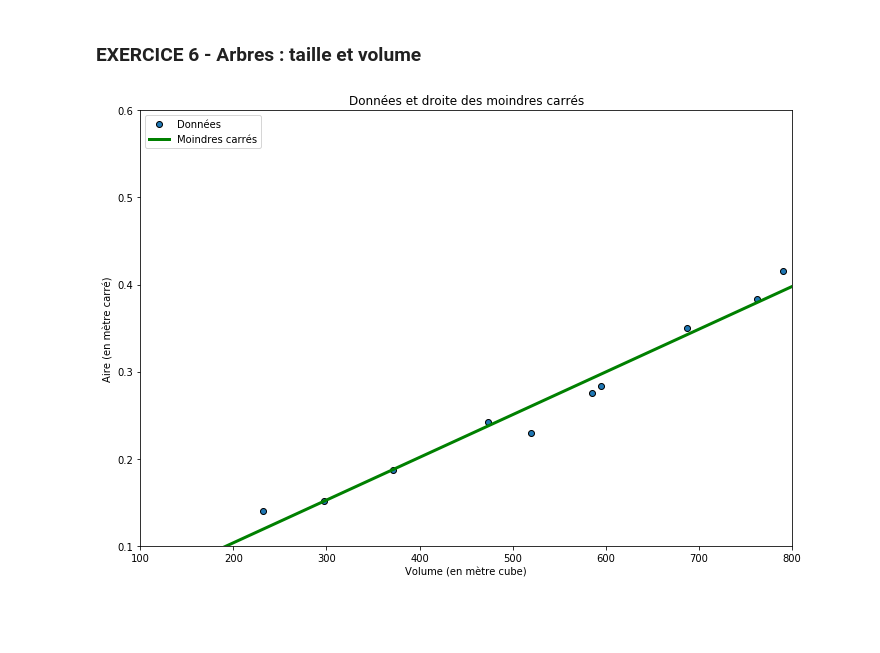
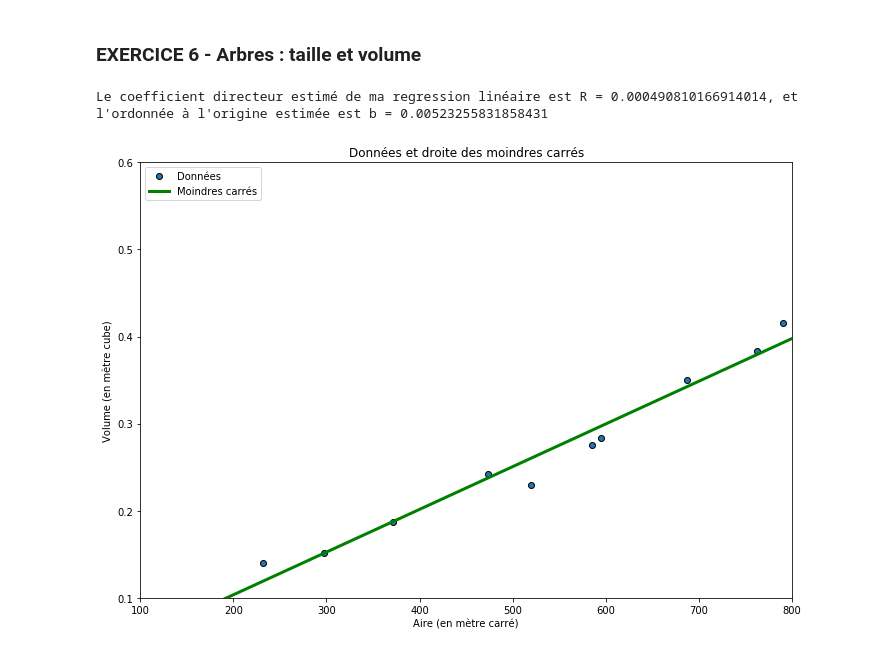
Before and after one commit to BastienTHOU/TP3-MoindresCarres, a Jupyter notebook: tp_note3_hlma408_gr_nbgr_bastien_thouroude.ipynb, the cells around one changed output. Drawn from its saved outputs; the diff is of its cells as text; code cells hidden in the pictures; blank space fills up the shorter version.

```diff
--- a/tp_note3_hlma408_gr_nbgr_bastien_thouroude.ipynb
+++ b/tp_note3_hlma408_gr_nbgr_bastien_thouroude.ipynb
@@ -129,49 +112,41 @@ ID
+# %%
+## Question 2.
+# Je génère mon modèle de regression linéaire avec statsmodels
+results = smf.ols("vol ~ aire", data=df_arbres).fit()
+
+coefs_regression_lineaire = results.params
+print("Le coefficient directeur estimé de ma regression linéaire est R = " + str(coefs_regression_lineaire['aire']) + ", et l'ordonnée à l'origine estimée est b = " + str(coefs_regression_lineaire['Intercept']))
+# %% [output]
+Le coefficient directeur estimé de ma regression linéaire est R = 0.000490810166914014, et l'ordonnée à l'origine estimée est b = 0.00523255831858431
 # %%
-## Question 1.
-url = "http://josephsalmon.eu/enseignement/datasets/arbres.txt"
-
-df_arbres = np.genfromtxt(url, delimiter=' ', names=True)
-
-#print(df_arbres)
-
-df_arbres = pd.DataFrame(df_arbres)
-
-#print("Colonne " + str(df_arbres.columns))
-
-## Question 2.
-
-
-# Je génère mon modèle de regression linéaire avec statsmodels
-results = smf.ols("vol ~ aire", data=df_arbres).fit()
-
 ## Question 3.
 # Je définis quelques variables pour simplifier l'affichage des graphiques
 ymin_normal = 0.1
 ymax_normal = 0.6
 xmin_normal = 100
 xmax_normal = 800
 
 ylabels = "Volume (en mètre cube)"
 xlabels = "Aire (en mètre carré)"
 
 # Je créer l'axe des abscisses pour lequel on va évaluer le modèle
-X_to_predict = np.linspace(100, 800, num=50).reshape(50, 1)
+X_to_predict = np.linspace(xmin_normal, xmax_normal, num=50).reshape(50, 1)
 X_to_predict = pd.DataFrame(X_to_predict, columns=['aire'])
 
 
 # J'affiche les données et la regression linéaire associée
 fig = plt.figure(figsize=(10, 7))
 plt.xlabel(xlabels)
 plt.ylabel(ylabels)
 plt.plot(df_arbres['aire'], df_arbres['vol'], 'o', label=r'Données', markeredgecolor='k', markeredgewidth=1)
 
 plt.xlim(left=xmin_normal, right=xmax_normal)
 plt.ylim(bottom=ymin_normal, top=ymax_normal)
 
 plt.plot(X_to_predict, results.predict(X_to_predict), linewidth=3, color='green', label=r"Moindres carrés")
 plt.legend(numpoints=1, loc=2)  # numpoints = 1 for nicer display
 plt.title("Données et droite des moindres carrés")
 plt.tight_layout()
 plt.show()
 # %% [output]
-[figure, old version]
+[figure, new version]
```
Also changed, not shown: parts of 17 cells of this notebook.
